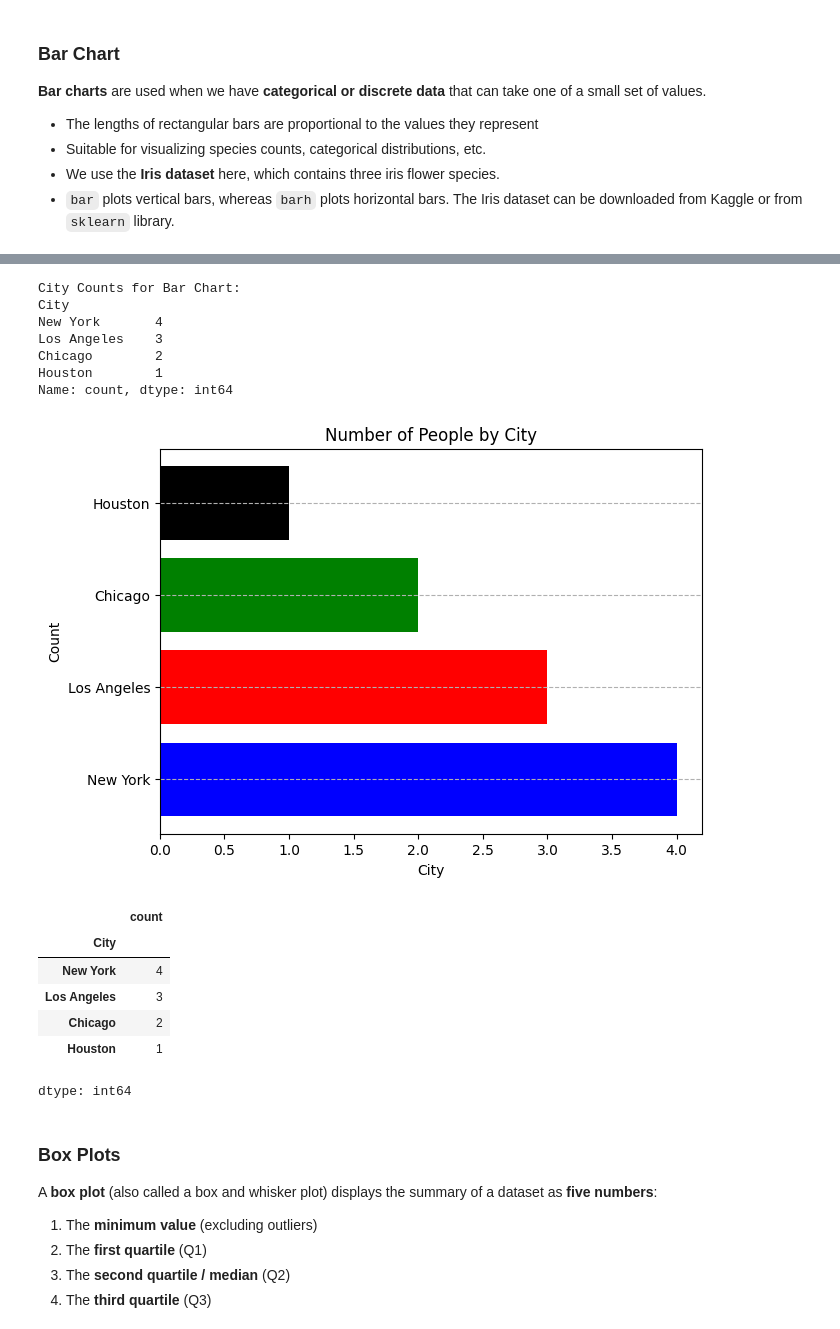
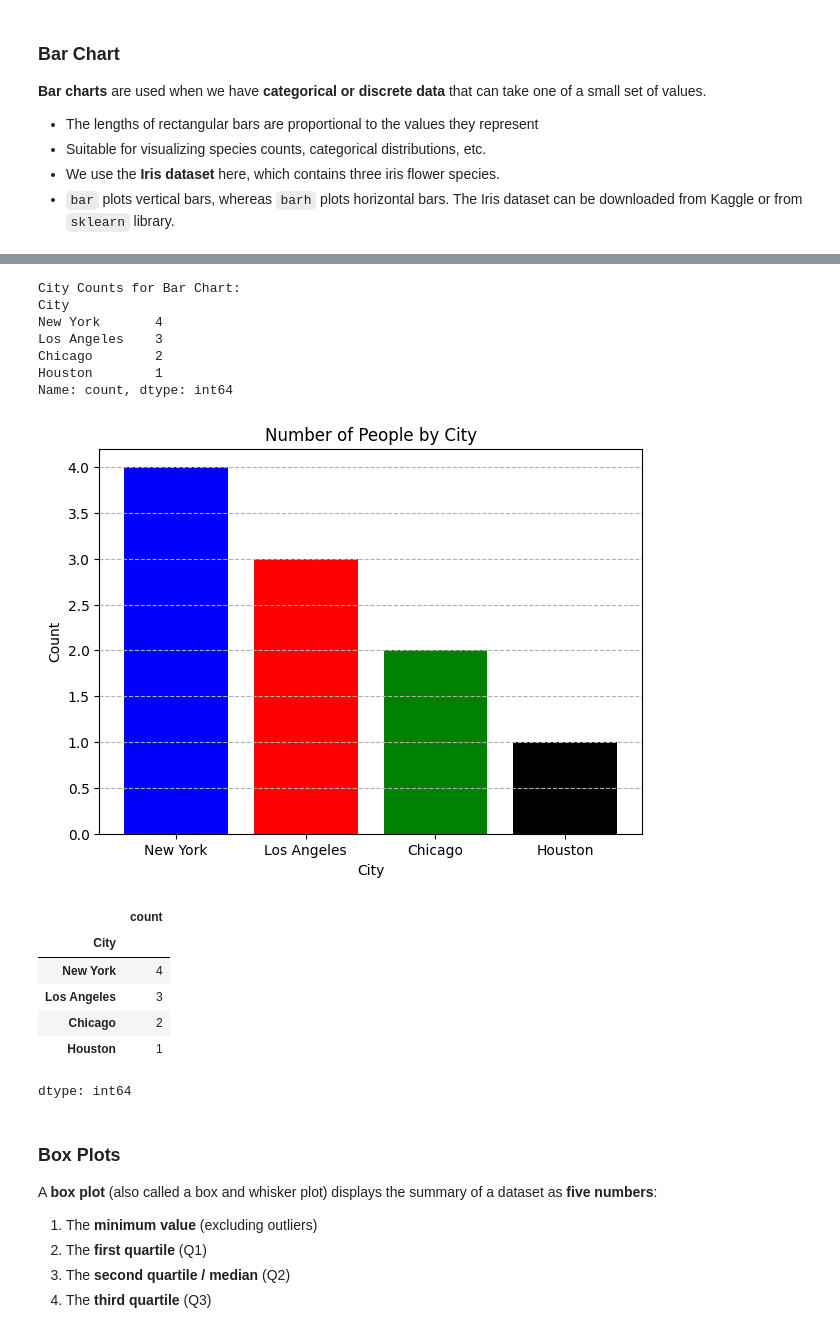
Before and after one commit to wasimnawaz1/programming_4_AI, a Jupyter notebook: Programming_for_AI,_Lectures_(Week_9)_Matplotlib.ipynb, the cells around one changed output, grey strips where cells are left out. Cells and saved outputs as stored; diff of their text form; code cells hidden in the pictures.

```diff
--- a/Programming_for_AI,_Lectures_(Week_9)_Matplotlib.ipynb
+++ b/Programming_for_AI,_Lectures_(Week_9)_Matplotlib.ipynb
@@ -328,35 +265,35 @@ plt.show()
 # %%
 # Bar Chart --- Another Example
 
 # Example: Showing categorical data counts
 import pandas as pd
 
 # Create a sample DataFrame for demonstration purposes
 data = {'City': ['New York', 'Los Angeles', 'New York', 'Chicago', 'Los Angeles', 'New York', 'Chicago', 'Houston', 'Los Angeles', 'New York']}
 df = pd.DataFrame(data)
 
 city_counts = df['City'].value_counts()
 print("\nCity Counts for Bar Chart:")
 print(city_counts)
 
 plt.figure(figsize=(7, 5))
-plt.barh(city_counts.index, city_counts.values, color=['blue', 'red', 'green', 'black'])       # try barh instead of bar
+plt.bar(city_counts.index, city_counts.values, color=['blue', 'red', 'green', 'black'])       # try barh instead of bar
 plt.title('Number of People by City')
 plt.xlabel('City')
 plt.ylabel('Count')
 plt.grid(axis='y', linestyle='--')
 plt.show()
 
 city_counts
 # %% [output]
 City Counts for Bar Chart:
 City
 New York       4
 Los Angeles    3
 Chicago        2
 Houston        1
 Name: count, dtype: int64
-[figure, old version]
+[figure, new version]
 |  | count |
 | City |  |
 | New York | 4 |
```
Also changed, not shown: parts of 43 cells of this notebook.
